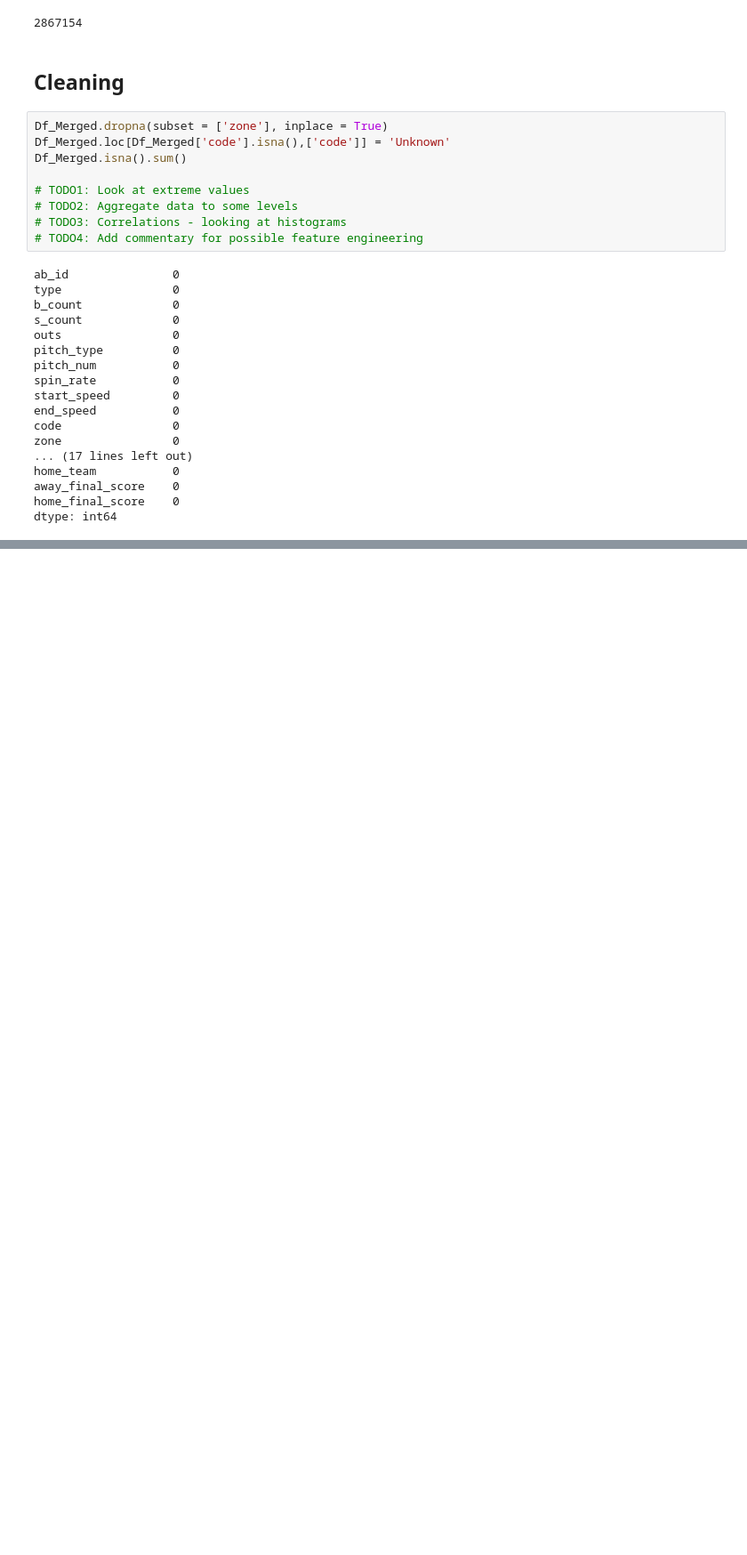
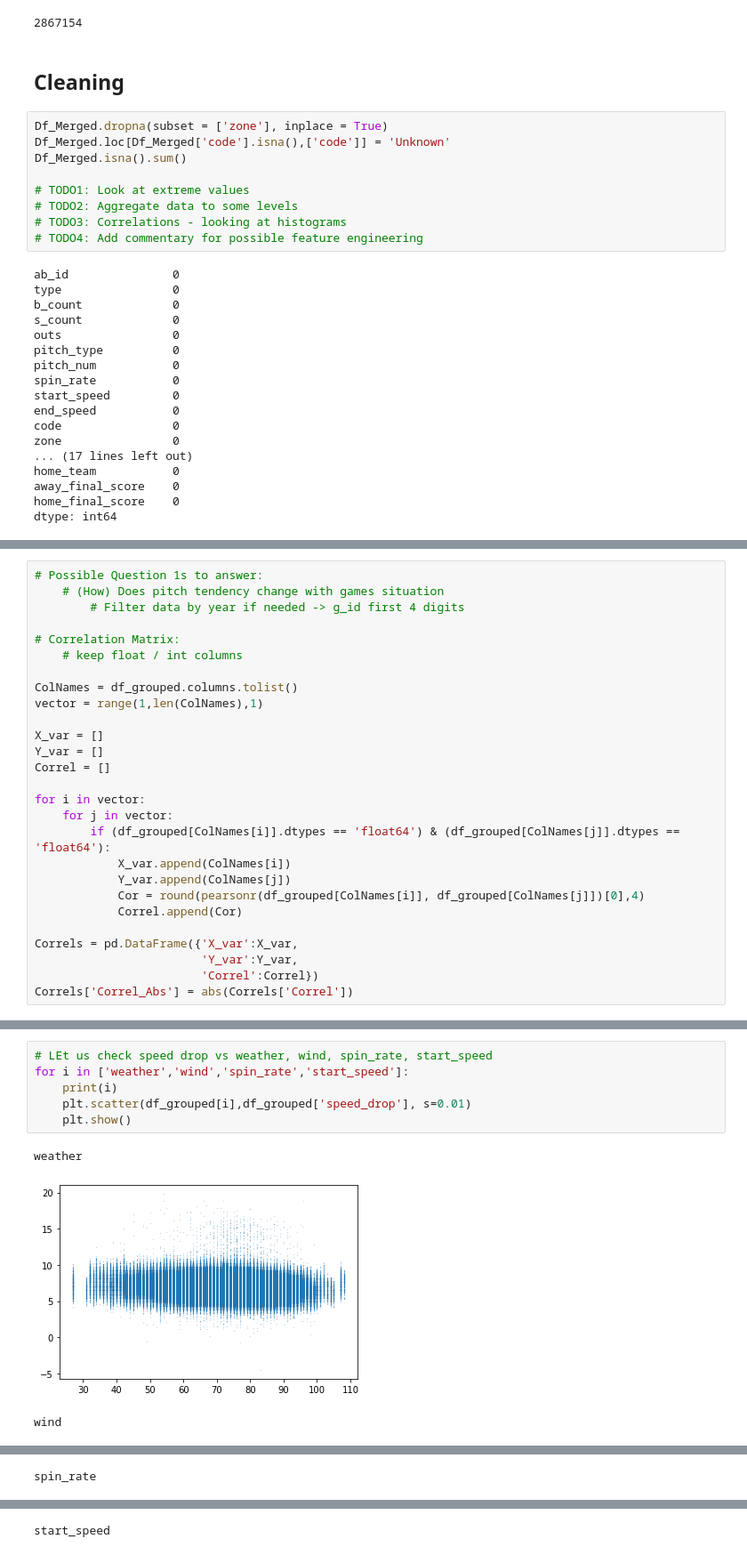
Before and after one commit to zsomborh/analyse_baseball_matches, a Jupyter notebook: Term_Proj_Coding_3_Baseball.ipynb, the cells around one changed output, grey strips where cells are left out. Shown at 89% size. Saved outputs shown, nothing was run; the diff lists cells and outputs as text; blank space fills up the shorter version.

```diff
--- a/Term_Proj_Coding_3_Baseball.ipynb
+++ b/Term_Proj_Coding_3_Baseball.ipynb
@@ -276,0 +305,27 @@ df.groupby(['g_id','b_count','s_count','outs','pitch_type']).mean()
+# %%
+# Possible Question 1s to answer:
+    # (How) Does pitch tendency change with games situation
+        # Filter data by year if needed -> g_id first 4 digits
+
+# Correlation Matrix:
+    # keep float / int columns
+
+ColNames = df_grouped.columns.tolist()
+vector = range(1,len(ColNames),1)
+
+X_var = []
+Y_var = []
+Correl = []
+
+for i in vector:
+    for j in vector:
+        if (df_grouped[ColNames[i]].dtypes == 'float64') & (df_grouped[ColNames[j]].dtypes == 'float64'):
+            X_var.append(ColNames[i])
+            Y_var.append(ColNames[j])
+            Cor = round(pearsonr(df_grouped[ColNames[i]], df_grouped[ColNames[j]])[0],4)
+            Correl.append(Cor)
+
+Correls = pd.DataFrame({'X_var':X_var,
+                        'Y_var':Y_var,
+                        'Correl':Correl})
+Correls['Correl_Abs'] = abs(Correls['Correl'])
@@ -276,0 +361,10 @@ df.groupby(['g_id','b_count','s_count','outs','pitch_type']).mean()
+# %%
+# LEt us check speed drop vs weather, wind, spin_rate, start_speed
+for i in ['weather','wind','spin_rate','start_speed']:
+    print(i)
+    plt.scatter(df_grouped[i],df_grouped['speed_drop'], s=0.01)
+    plt.show()
+# %% [output]
+weather
+[figure, added]
+wind
@@ -276,0 +372 @@ df.groupby(['g_id','b_count','s_count','outs','pitch_type']).mean()
+spin_rate
@@ -276,0 +374 @@ df.groupby(['g_id','b_count','s_count','outs','pitch_type']).mean()
+start_speed
```
Also changed, not shown: parts of 10 cells of this notebook.
